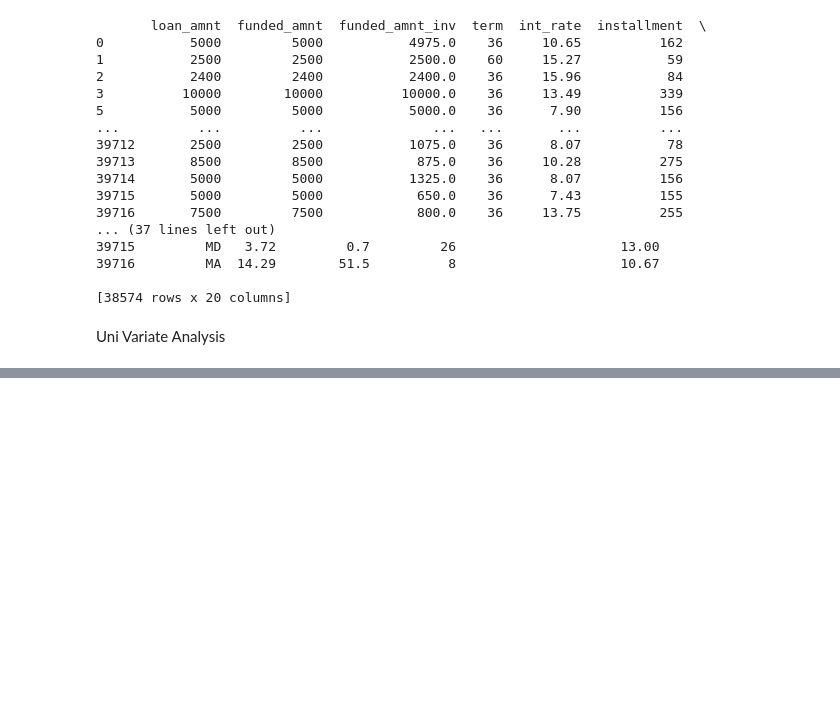
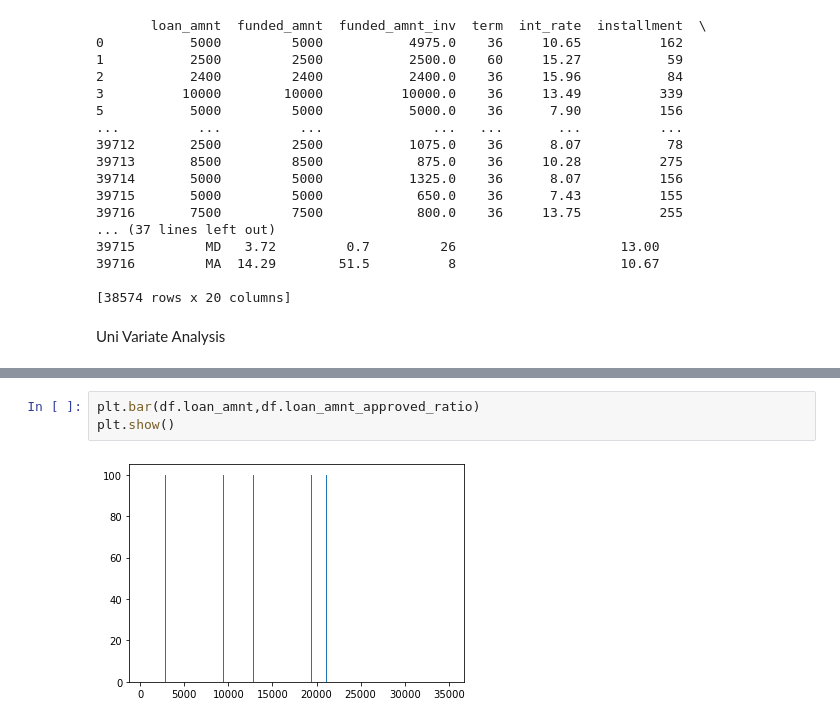
Before and after one commit to aswanth523/LendingClubCaseStudy, a Jupyter notebook: Lending_Club_Default_Analysis.ipynb, the cells around one changed output, grey strips where cells are left out. Saved outputs shown, nothing was run; the diff lists cells and outputs as text; blank space fills up the shorter version.

```diff
--- a/Lending_Club_Default_Analysis.ipynb
+++ b/Lending_Club_Default_Analysis.ipynb
@@ -119,0 +144,5 @@ Uni Variate Analysis
+# %%
+plt.bar(df.loan_amnt,df.loan_amnt_approved_ratio)
+plt.show()
+# %% [output]
+[figure, added]
```
Also changed, not shown: parts of 4 cells of this notebook.
